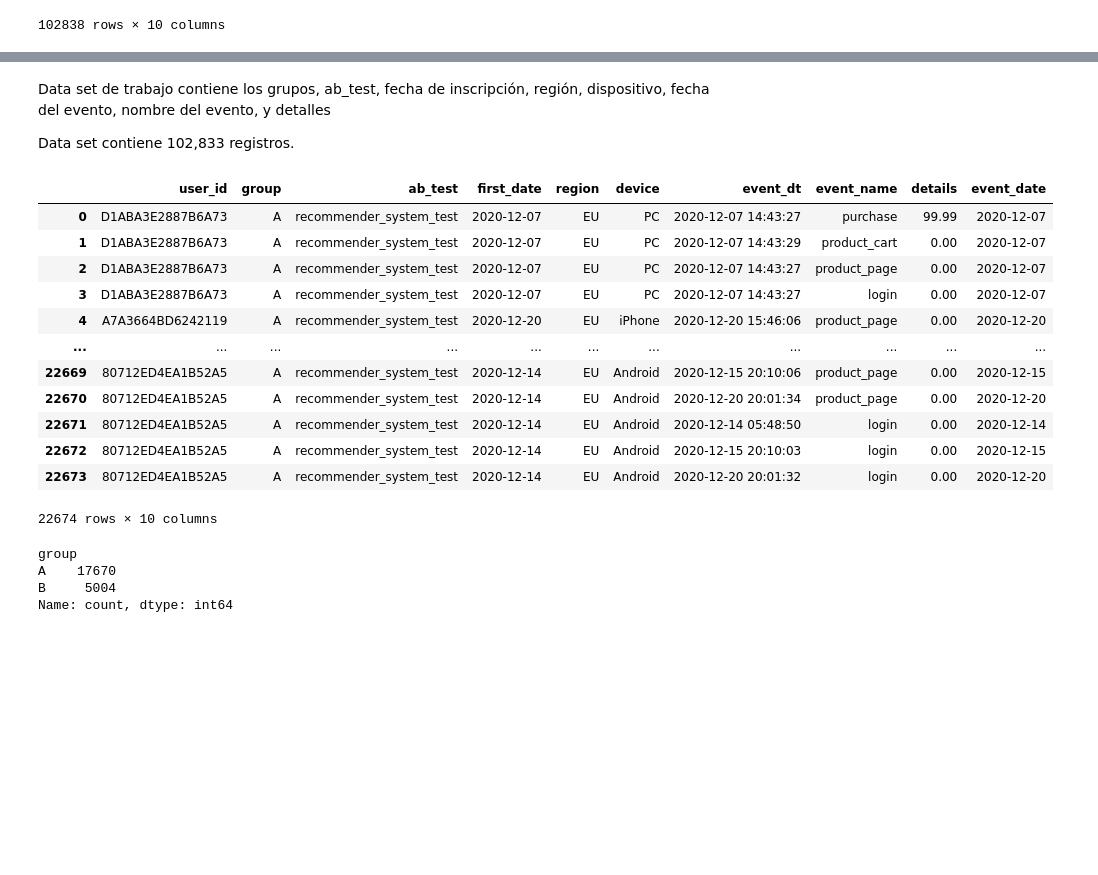
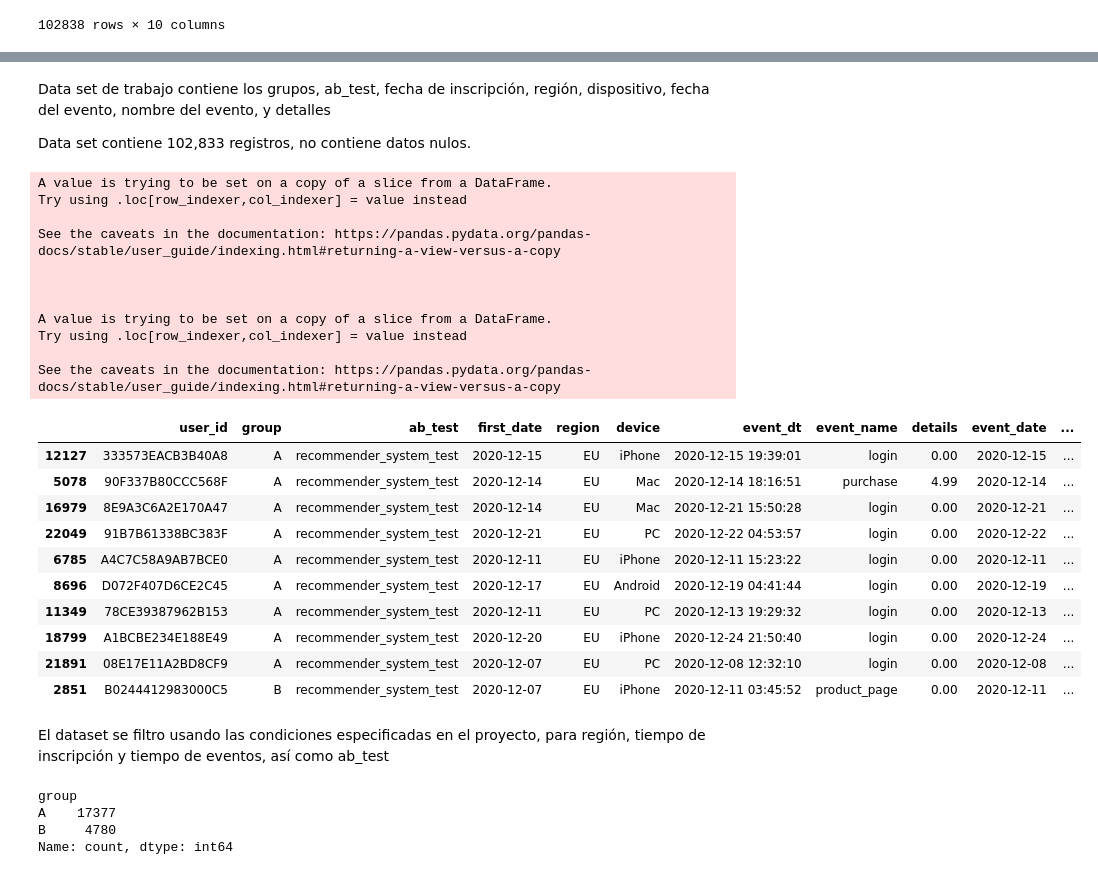
Before and after one commit to Alop89/integral_project, a Jupyter notebook: a_b_test/a_b_test.ipynb, the cells around one changed output, grey strips where cells are left out. Cells and saved outputs as stored; diff of their text form; code cells hidden in the pictures; blank space fills up the shorter version.

```diff
--- a/a_b_test/a_b_test.ipynb
+++ b/a_b_test/a_b_test.ipynb
@@ -566,36 +590,58 @@ wdataset2
 # %% [markdown]
 Data set de trabajo contiene los grupos, ab_test, fecha de inscripción, región, dispositivo, fecha del evento, nombre del evento, y detalles
 
-Data set contiene 102,833 registros.
+Data set contiene 102,833 registros, no contiene datos nulos.
 # %%
 # Filtro de datos por ab_test
 data_filtered_abtest = wdataset2.query("ab_test == 'recommender_system_test'")
 
 # Filtrado de datos por fecha de inscripción (1 - 21 diciembre)
 data_filtered_date = data_filtered_abtest[(data_filtered_abtest['first_date'] >= '2020-12-07' ) & (data_filtered_abtest['first_date'] <= '2020-12-21')]
 
 # Filtrado de datos por region
+data_filtered_region = data_filtered_date[(data_filtered_date['region']== 'EU')]
 
-data_filtered_region = data_filtered_date[(data_filtered_date['region']== 'EU')]
-data_filtered_region
+
+# Creación de columna con tiempo transcurrido desde la inscripción hasta evento
+data_filtered_region['event_date'] = pd.to_datetime(data_filtered_region['event_date'])
+
+data_filtered_region.loc[:, 'days_to_event'] = (data_filtered_region['event_date'] - data_filtered_region['first_date']).dt.days
+
+# Se filtran el dataset utilizando los días hasta evento < 14 días
+
+data_filtered_day = data_filtered_region[data_filtered_region['days_to_event'] <= 14]
+
+data_filtered_day.sample(10)
 # %% [output]
+A value is trying to be set on a copy of a slice from a DataFrame.
+Try using .loc[row_indexer,col_indexer] = value instead
+
+See the caveats in the documentation: https://pandas.pydata.org/pandas-docs/stable/user_guide/indexing.html#returning-a-view-versus-a-copy
+
+
+
+A value is trying to be set on a copy of a slice from a DataFrame.
+Try using .loc[row_indexer,col_indexer] = value instead
+
+See the caveats in the documentation: https://pandas.pydata.org/pandas-docs/stable/user_guide/indexing.html#returning-a-view-versus-a-copy
-|  | user_id | group | ab_test | first_date | region | device | event_dt | event_name | details | event_date |
-| 0 | D1ABA3E2887B6A73 | A | recommender_system_test | 2020-12-07 | EU | PC | 2020-12-07 14:43:27 | purchase | 99.99 | 2020-12-07 |
-| 1 | D1ABA3E2887B6A73 | A | recommender_system_test | 2020-12-07 | EU | PC | 2020-12-07 14:43:29 | product_cart | 0.00 | 2020-12-07 |
-| 2 | D1ABA3E2887B6A73 | A | recommender_system_test | 2020-12-07 | EU | PC | 2020-12-07 14:43:27 | product_page | 0.00 | 2020-12-07 |
-| 3 | D1ABA3E2887B6A73 | A | recommender_system_test | 2020-12-07 | EU | PC | 2020-12-07 14:43:27 | login | 0.00 | 2020-12-07 |
-| 4 | A7A3664BD6242119 | A | recommender_system_test | 2020-12-20 | EU | iPhone | 2020-12-20 15:46:06 | product_page | 0.00 | 2020-12-20 |
-| ... | ... | ... | ... | ... | ... | ... | ... | ... | ... | ... |
-| 22669 | 80712ED4EA1B52A5 | A | recommender_system_test | 2020-12-14 | EU | Android | 2020-12-15 20:10:06 | product_page | 0.00 | 2020-12-15 |
-| 22670 | 80712ED4EA1B52A5 | A | recommender_system_test | 2020-12-14 | EU | Android | 2020-12-20 20:01:34 | product_page | 0.00 | 2020-12-20 |
-| 22671 | 80712ED4EA1B52A5 | A | recommender_system_test | 2020-12-14 | EU | Android | 2020-12-14 05:48:50 | login | 0.00 | 2020-12-14 |
-| 22672 | 80712ED4EA1B52A5 | A | recommender_system_test | 2020-12-14 | EU | Android | 2020-12-15 20:10:03 | login | 0.00 | 2020-12-15 |
-| 22673 | 80712ED4EA1B52A5 | A | recommender_system_test | 2020-12-14 | EU | Android | 2020-12-20 20:01:32 | login | 0.00 | 2020-12-20 |
+|  | user_id | group | ab_test | first_date | region | device | event_dt | event_name | details | event_date | ... |
+| 12127 | 333573EACB3B40A8 | A | recommender_system_test | 2020-12-15 | EU | iPhone | 2020-12-15 19:39:01 | login | 0.00 | 2020-12-15 | ... |
+| 5078 | 90F337B80CCC568F | A | recommender_system_test | 2020-12-14 | EU | Mac | 2020-12-14 18:16:51 | purchase | 4.99 | 2020-12-14 | ... |
+| 16979 | 8E9A3C6A2E170A47 | A | recommender_system_test | 2020-12-14 | EU | Mac | 2020-12-21 15:50:28 | login | 0.00 | 2020-12-21 | ... |
+| 22049 | 91B7B61338BC383F | A | recommender_system_test | 2020-12-21 | EU | PC | 2020-12-22 04:53:57 | login | 0.00 | 2020-12-22 | ... |
+| 6785 | A4C7C58A9AB7BCE0 | A | recommender_system_test | 2020-12-11 | EU | iPhone | 2020-12-11 15:23:22 | login | 0.00 | 2020-12-11 | ... |
+| 8696 | D072F407D6CE2C45 | A | recommender_system_test | 2020-12-17 | EU | Android | 2020-12-19 04:41:44 | login | 0.00 | 2020-12-19 | ... |
+| 11349 | 78CE39387962B153 | A | recommender_system_test | 2020-12-11 | EU | PC | 2020-12-13 19:29:32 | login | 0.00 | 2020-12-13 | ... |
+| 18799 | A1BCBE234E188E49 | A | recommender_system_test | 2020-12-20 | EU | iPhone | 2020-12-24 21:50:40 | login | 0.00 | 2020-12-24 | ... |
+| 21891 | 08E17E11A2BD8CF9 | A | recommender_system_test | 2020-12-07 | EU | PC | 2020-12-08 12:32:10 | login | 0.00 | 2020-12-08 | ... |
+| 2851 | B0244412983000C5 | B | recommender_system_test | 2020-12-07 | EU | iPhone | 2020-12-11 03:45:52 | product_page | 0.00 | 2020-12-11 | ... |
-22674 rows × 10 columns
-# %%
-data_filtered_region['group'].value_counts()
-# %% [output]
-group
-A    17670
-B     5004
-Name: count, dtype: int64
+# %% [markdown]
+El dataset se filtro usando las condiciones especificadas en el proyecto, para región, tiempo de inscripción y tiempo de eventos, así como ab_test
+# %%
+# Tamaño de grupos de la prueba a_b
+data_filtered_day['group'].value_counts()
+# %% [output]
+group
+A    17377
+B     4780
+Name: count, dtype: int64
```
Also changed, not shown: parts of 14 cells of this notebook.
